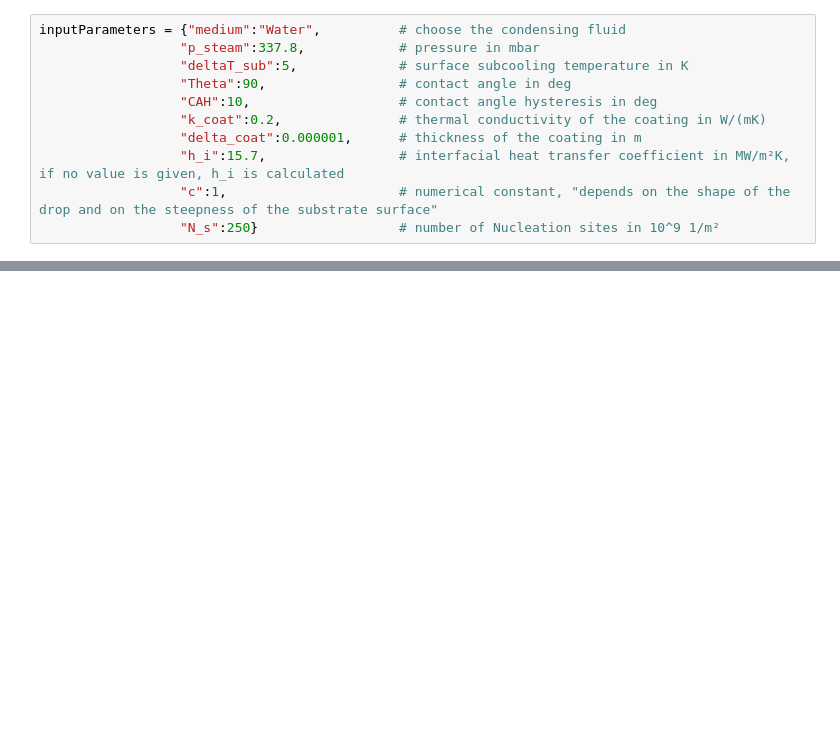
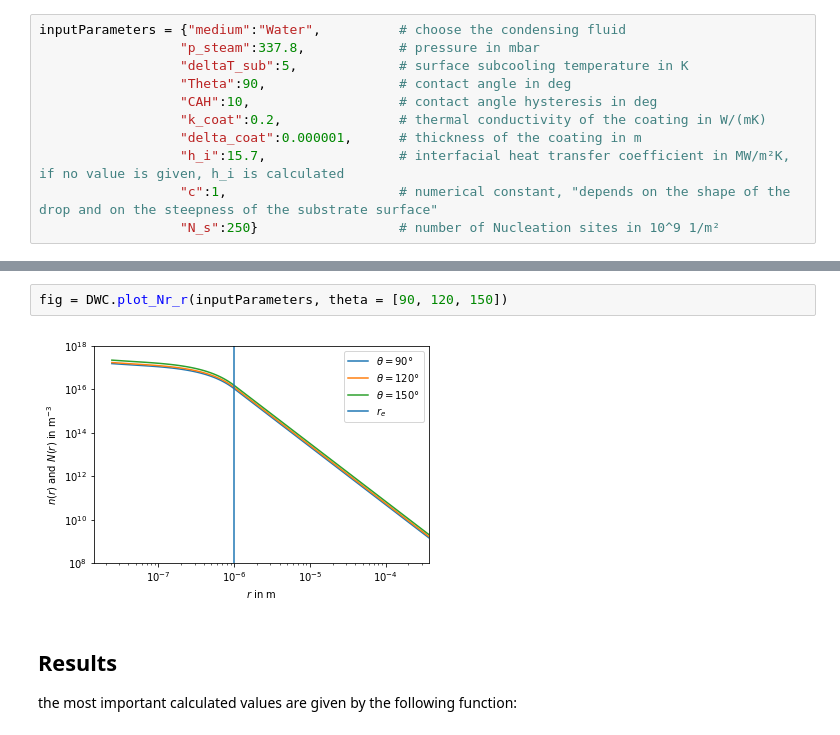
Before and after one commit to JSablowski/DWCmod, a Jupyter notebook: DWCmod.ipynb, the cells around one changed output, grey strips where cells are left out. Drawn from its saved outputs; the diff is of its cells as text; blank space fills up the shorter version.

```diff
--- a/DWCmod.ipynb
+++ b/DWCmod.ipynb
@@ -44,0 +61,7 @@ fig.savefig("fluide.jpg", dpi=400)
+# %%
+fig = DWC.plot_Nr_r(inputParameters, theta = [90, 120, 150])
+# %% [output]
+[figure, added]
+# %% [markdown]
+## Results
+the most important calculated values are given by the following function:
```
Also changed, not shown: parts of 15 cells of this notebook.
